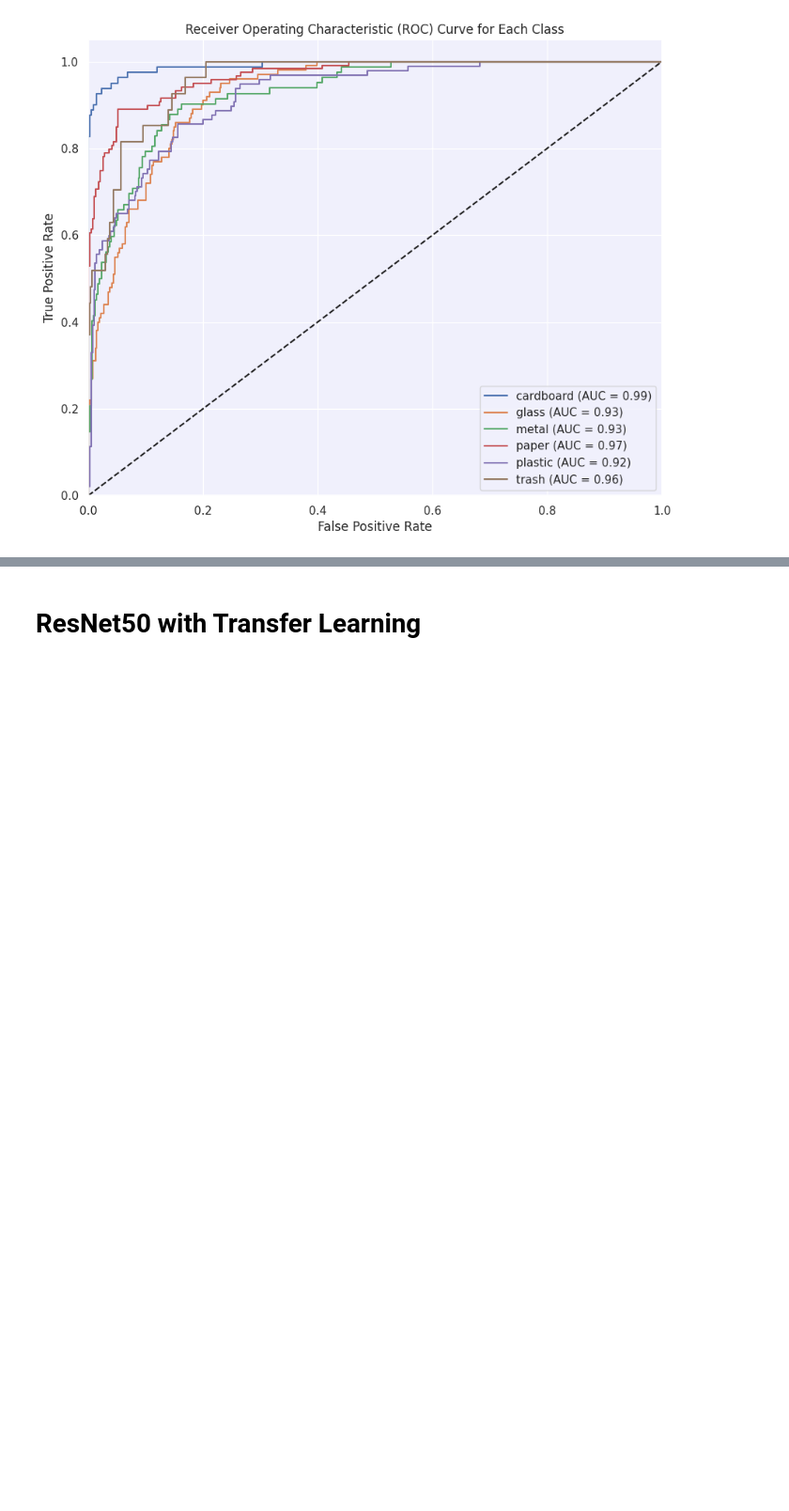
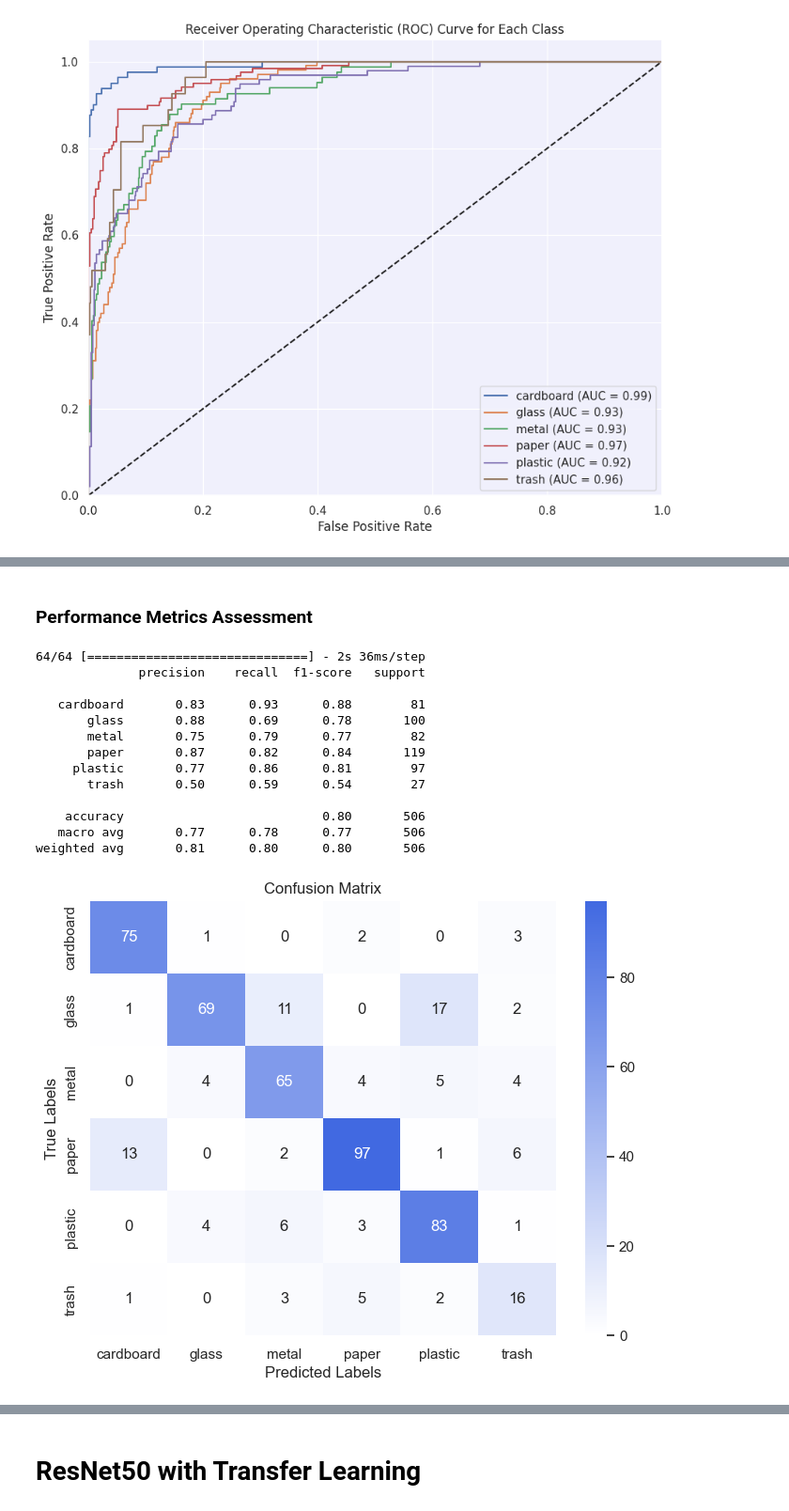
Before and after one commit to parasgodhani01/waste_classification, a Jupyter notebook: waste_Classification.ipynb, the cells around one changed output, grey strips where cells are left out. Shown at 94% size. Saved outputs shown, nothing was run; the diff lists cells and outputs as text; code cells hidden in the pictures; blank space fills up the shorter version.

```diff
--- a/waste_Classification.ipynb
+++ b/waste_Classification.ipynb
@@ -870,0 +1004,19 @@ plt.show()
+# %% [markdown]
+### Performance Metrics Assessment
+# %%
+evaluate_model_performance(transfer_vgg16_model, val_generator, class_labels)
+# %% [output]
+64/64 [==============================] - 2s 36ms/step
+              precision    recall  f1-score   support
+
+   cardboard       0.83      0.93      0.88        81
+       glass       0.88      0.69      0.78       100
+       metal       0.75      0.79      0.77        82
+       paper       0.87      0.82      0.84       119
+     plastic       0.77      0.86      0.81        97
+       trash       0.50      0.59      0.54        27
+
+    accuracy                           0.80       506
+   macro avg       0.77      0.78      0.77       506
+weighted avg       0.81      0.80      0.80       506
+[figure, added]
```
Also changed, not shown: parts of 34 cells of this notebook.
